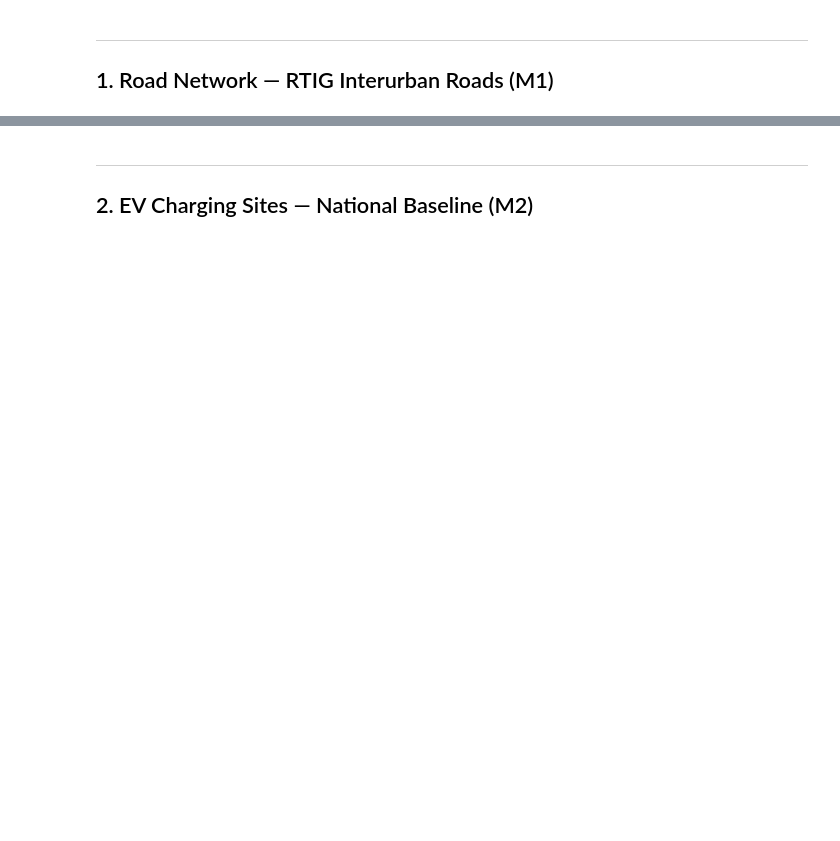
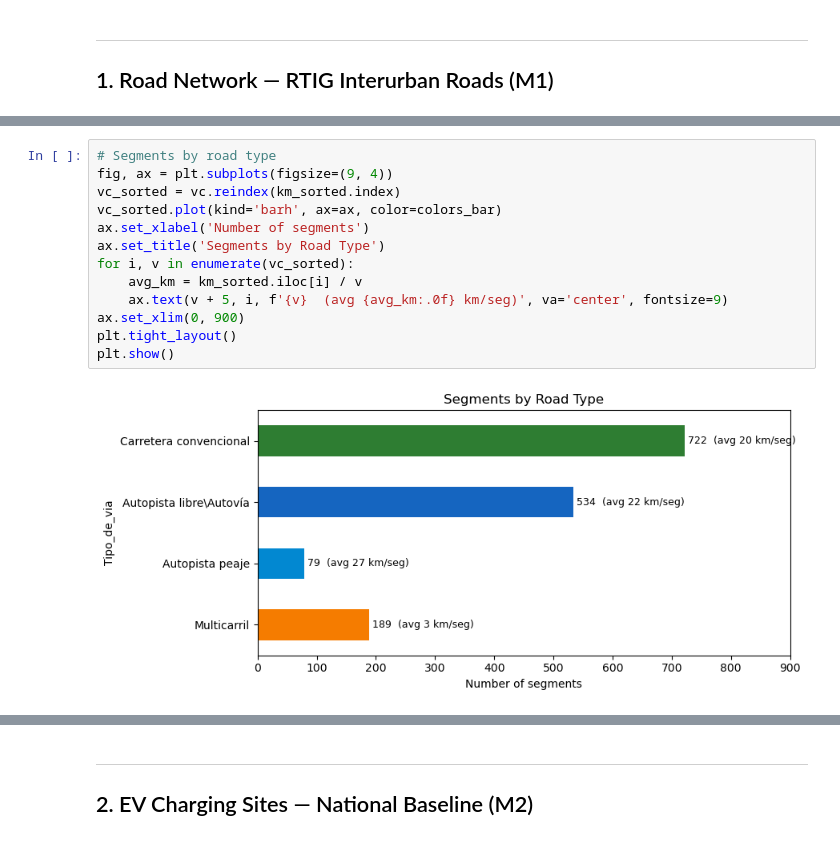
Before and after one commit to Vlad494-cmd/Datathon, a Jupyter notebook: notebooks/EDA_Complete.ipynb, the cells around one changed output, grey strips where cells are left out. Drawn from its saved outputs; the diff is of its cells as text; blank space fills up the shorter version.

```diff
--- a/notebooks/EDA_Complete.ipynb
+++ b/notebooks/EDA_Complete.ipynb
@@ -111 +159,16 @@ plt.tight_layout(); plt.show()
+# %%
+# Segments by road type
+fig, ax = plt.subplots(figsize=(9, 4))
+vc_sorted = vc.reindex(km_sorted.index)
+vc_sorted.plot(kind='barh', ax=ax, color=colors_bar)
+ax.set_xlabel('Number of segments')
+ax.set_title('Segments by Road Type')
+for i, v in enumerate(vc_sorted):
+    avg_km = km_sorted.iloc[i] / v
+    ax.text(v + 5, i, f'{v}  (avg {avg_km:.0f} km/seg)', va='center', fontsize=9)
+ax.set_xlim(0, 900)
+plt.tight_layout()
+plt.show()
+# %% [output]
+[figure, added]
 # %% [markdown]
```
Also changed, not shown: parts of 48 cells of this notebook, 1 other file.
